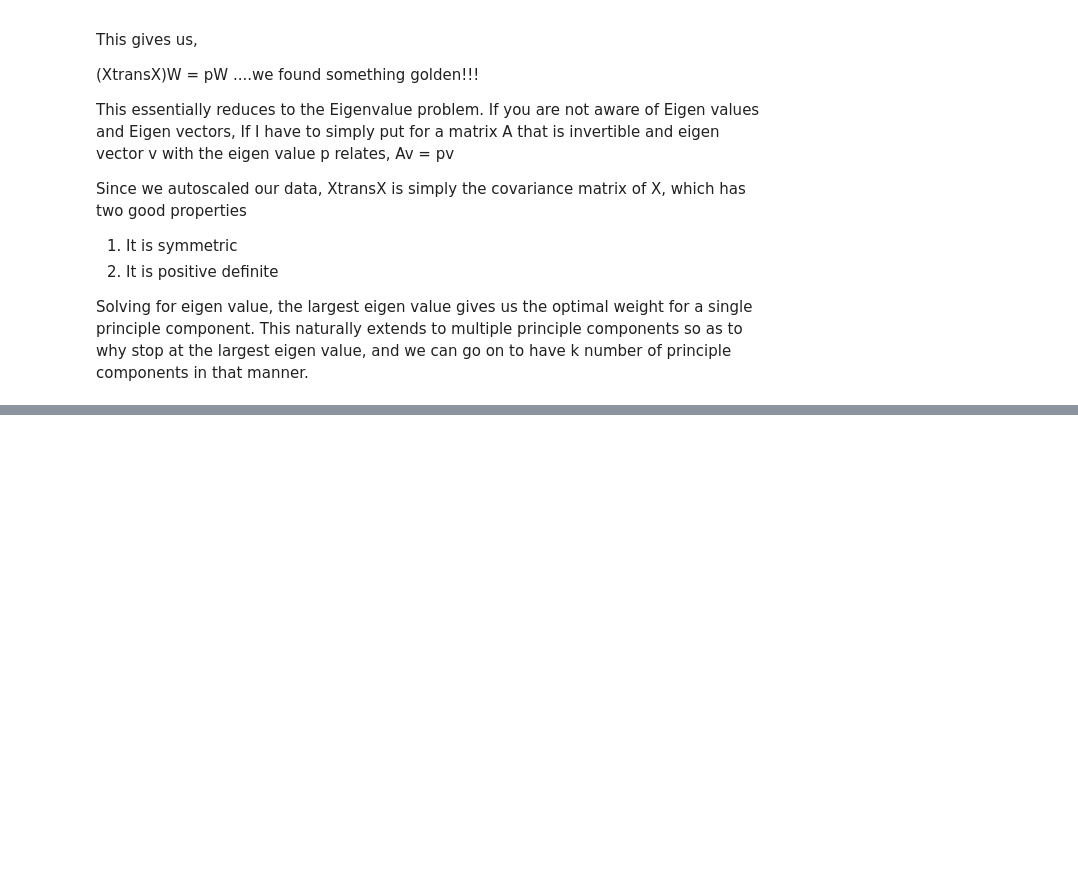
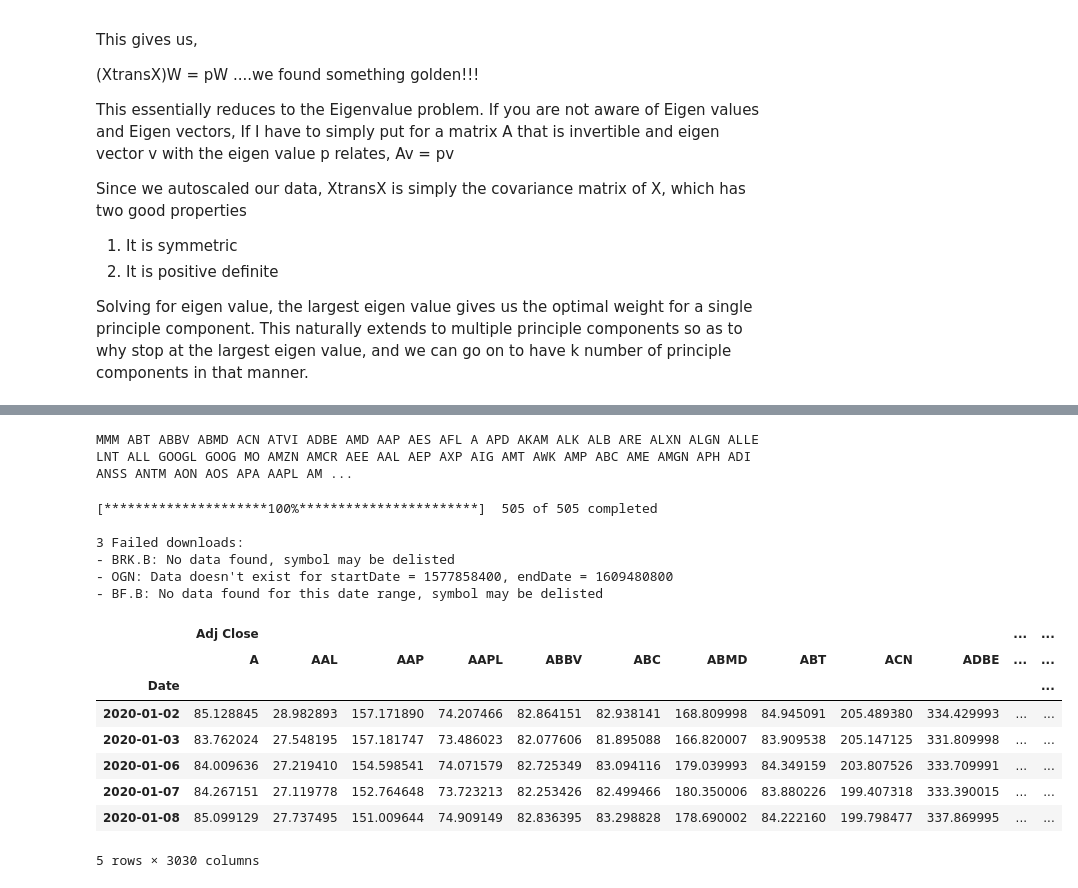
Before and after one commit to frozenscrypt/deepdive-stuff, a Jupyter notebook: PCA Getting into details.ipynb, the cells around one changed output, grey strips where cells are left out. Saved outputs shown, nothing was run; the diff lists cells and outputs as text; code cells hidden in the pictures; blank space fills up the shorter version.

```diff
--- a/PCA Getting into details.ipynb
+++ b/PCA Getting into details.ipynb
@@ -71,0 +93,40 @@ Solving for eigen value, the largest eigen value gives us the optimal weight for
+# %%
+# define function to get list of S&P 500 names
+def getSP500():
+    # get table of S&P 500 stocks
+    table = pd.read_html('https://en.wikipedia.org/wiki/List_of_S%26P_500_companies')
+
+    # get dataframe
+    df_sp500 = table[0]
+
+    # get string of ticker names
+    ticker_names = str(df_sp500['Symbol'].to_list()).replace("'", "").replace("[", "").replace("]", "").replace(",", "")#.replace("BRK.B", "").replace("BF.B", "").replace("LUMN", "")
+
+    return ticker_names
+
+ticker_names = getSP500()
+print(ticker_names,type(ticker_names))
+# %% [output]
+MMM ABT ABBV ABMD ACN ATVI ADBE AMD AAP AES AFL A APD AKAM ALK ALB ARE ALXN ALGN ALLE LNT ALL GOOGL GOOG MO AMZN AMCR AEE AAL AEP AXP AIG AMT AWK AMP ABC AME AMGN APH ADI ANSS ANTM AON AOS APA AAPL AM ...
+# %%
+# pull historical data
+data = yf.download(ticker_names, start="2020-01-01", end="2021-01-01")
+# %% [output]
+[*********************100%***********************]  505 of 505 completed
+
+3 Failed downloads:
+- BRK.B: No data found, symbol may be delisted
+- OGN: Data doesn't exist for startDate = 1577858400, endDate = 1609480800
+- BF.B: No data found for this date range, symbol may be delisted
+# %%
+data.head()
+# %% [output]
+|  | Adj Close |  |  |  |  |  |  |  |  |  | ... | ... |
+|  | A | AAL | AAP | AAPL | ABBV | ABC | ABMD | ABT | ACN | ADBE | ... | ... |
+| Date |  |  |  |  |  |  |  |  |  |  |  | ... |
+| 2020-01-02 | 85.128845 | 28.982893 | 157.171890 | 74.207466 | 82.864151 | 82.938141 | 168.809998 | 84.945091 | 205.489380 | 334.429993 | ... | ... |
+| 2020-01-03 | 83.762024 | 27.548195 | 157.181747 | 73.486023 | 82.077606 | 81.895088 | 166.820007 | 83.909538 | 205.147125 | 331.809998 | ... | ... |
+| 2020-01-06 | 84.009636 | 27.219410 | 154.598541 | 74.071579 | 82.725349 | 83.094116 | 179.039993 | 84.349159 | 203.807526 | 333.709991 | ... | ... |
+| 2020-01-07 | 84.267151 | 27.119778 | 152.764648 | 73.723213 | 82.253426 | 82.499466 | 180.350006 | 83.880226 | 199.407318 | 333.390015 | ... | ... |
+| 2020-01-08 | 85.099129 | 27.737495 | 151.009644 | 74.909149 | 82.836395 | 83.298828 | 178.690002 | 84.222160 | 199.798477 | 337.869995 | ... | ... |
+5 rows × 3030 columns
```
Also changed, not shown: parts of 13 cells of this notebook.
